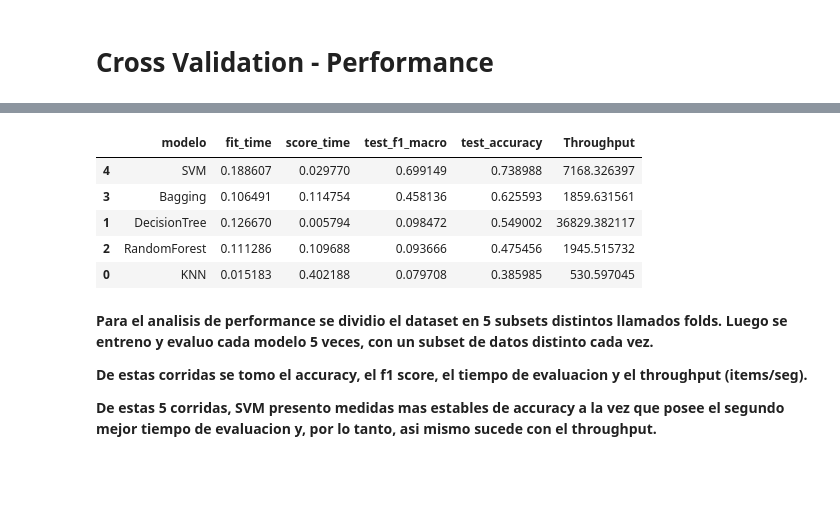
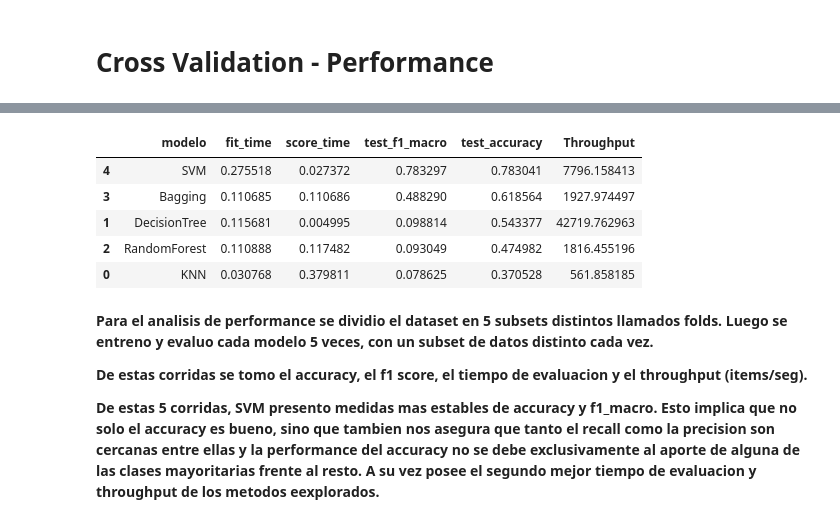
Before and after one commit to sguarnaccio/MeLi, a Jupyter notebook: modelo.ipynb, the cells around one changed output, grey strips where cells are left out. Saved outputs shown, nothing was run; the diff lists cells and outputs as text; code cells hidden in the pictures; blank space fills up the shorter version.

```diff
--- a/modelo.ipynb
+++ b/modelo.ipynb
@@ -522,7 +519,7 @@ neigh_cv = KNeighborsClassifier(n_neighbors=5, n_jobs = -1)
 forest_cls_cv = RandomForestClassifier(n_jobs = -1, n_estimators = 5)
 dtree_cv = DecisionTreeClassifier(random_state=7)
 
-svm_model_cv = SVC(kernel = 'poly', C = 1)
+svm_model_cv = SVC(kernel = 'poly', degree = 5, C = 100)
 bag_clf_cv = BaggingClassifier(
             DecisionTreeClassifier(), n_estimators=10,
             max_samples=100, bootstrap = True, n_jobs = -1)
@@ -548,17 +545,17 @@ for model in model_dic.keys():
 
     scores_table = pd.concat([scores_table, score_df], ignore_index=True)
 # %%
-scores_table.sort_values(by=['test_accuracy'], ascending=False)
+scores_table.sort_values(by=['test_f1_macro'], ascending=False)
 # %% [output]
 |  | modelo | fit_time | score_time | test_f1_macro | test_accuracy | Throughput |
-| 4 | SVM | 0.188607 | 0.029770 | 0.699149 | 0.738988 | 7168.326397 |
-| 3 | Bagging | 0.106491 | 0.114754 | 0.458136 | 0.625593 | 1859.631561 |
-| 1 | DecisionTree | 0.126670 | 0.005794 | 0.098472 | 0.549002 | 36829.382117 |
-| 2 | RandomForest | 0.111286 | 0.109688 | 0.093666 | 0.475456 | 1945.515732 |
-| 0 | KNN | 0.015183 | 0.402188 | 0.079708 | 0.385985 | 530.597045 |
+| 4 | SVM | 0.275518 | 0.027372 | 0.783297 | 0.783041 | 7796.158413 |
+| 3 | Bagging | 0.110685 | 0.110686 | 0.488290 | 0.618564 | 1927.974497 |
+| 1 | DecisionTree | 0.115681 | 0.004995 | 0.098814 | 0.543377 | 42719.762963 |
+| 2 | RandomForest | 0.110888 | 0.117482 | 0.093049 | 0.474982 | 1816.455196 |
+| 0 | KNN | 0.030768 | 0.379811 | 0.078625 | 0.370528 | 561.858185 |
 # %% [markdown]
 **Para el analisis de performance se dividio el dataset en 5 subsets distintos llamados folds. Luego se entreno y evaluo cada modelo 5 veces, con un subset de datos distinto cada vez.**
 
 **De estas corridas se tomo el accuracy, el f1 score, el tiempo de evaluacion y el throughput (items/seg).**
 
-**De estas 5 corridas, SVM presento medidas mas estables de accuracy a la vez que posee el segundo mejor tiempo de evaluacion y, por lo tanto, asi mismo sucede con el throughput.**
+**De estas 5 corridas, SVM presento medidas mas estables de accuracy y f1_macro. Esto implica que no solo el accuracy es bueno, sino que tambien nos asegura que tanto el recall como la precision son cercanas entre ellas y la performance del accuracy no se debe exclusivamente al aporte de alguna de las clases mayoritarias frente al resto. A su vez posee el segundo mejor tiempo de evaluacion y throughput de los metodos eexplorados.**
```
Also changed, not shown: parts of 6 cells of this notebook.
